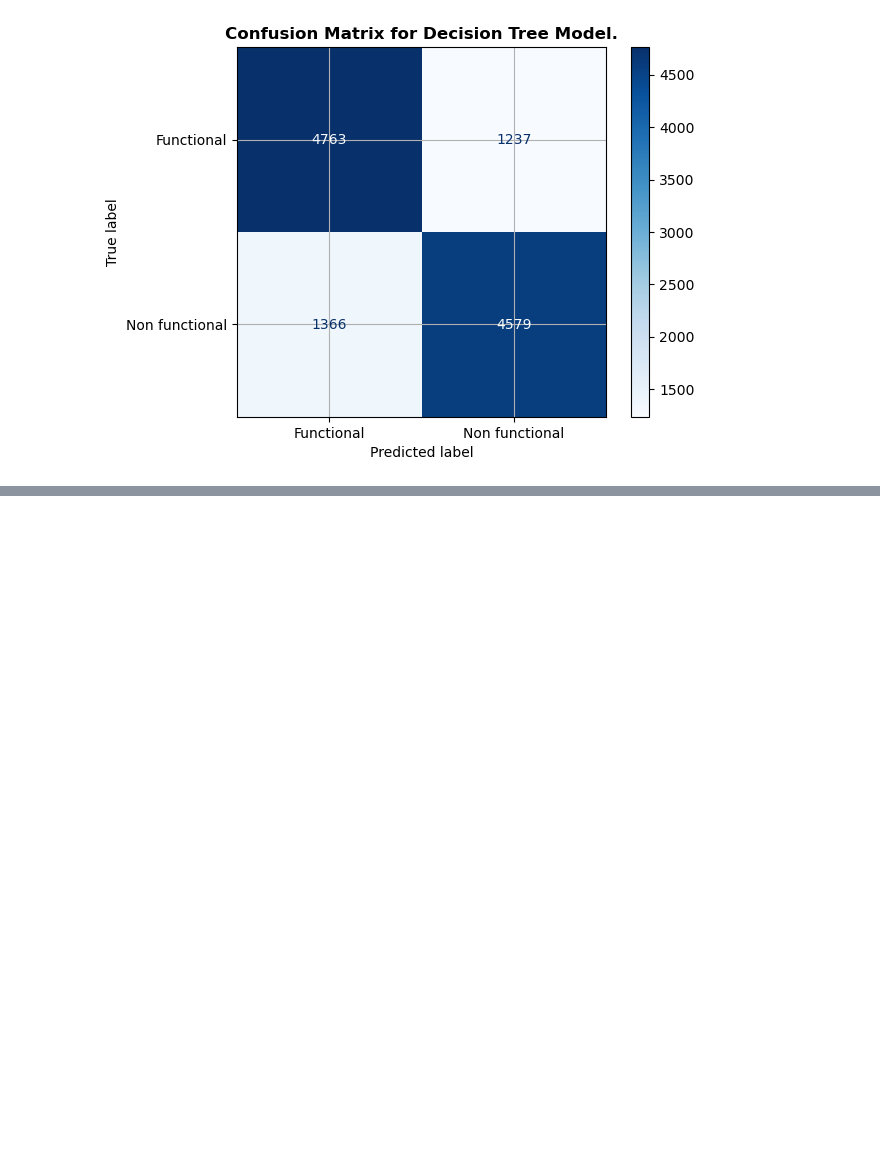
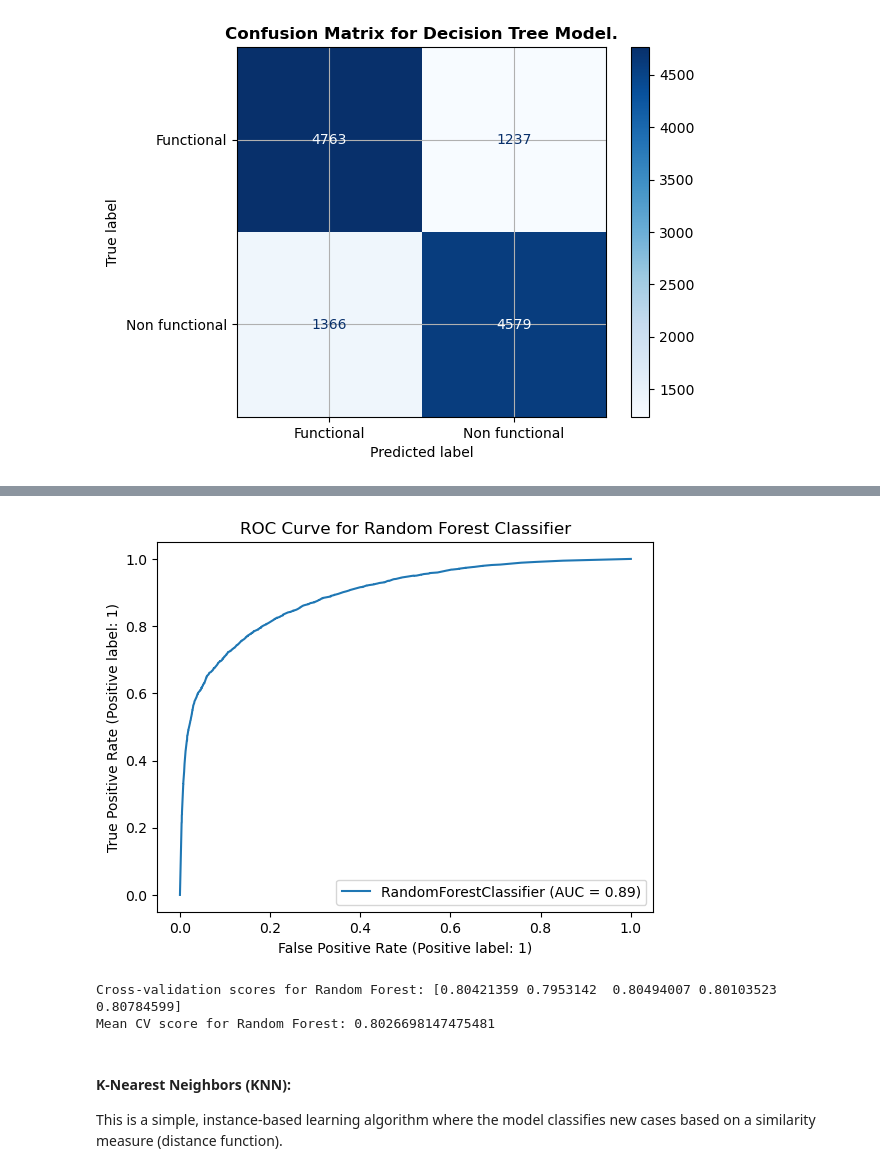
Before and after one commit to PaulMuniu/Tanzania_Water_Wells_Model, a Jupyter notebook: Tanzania_wells.ipynb, the cells around one changed output, grey strips where cells are left out. Saved outputs shown, nothing was run; the diff lists cells and outputs as text; code cells hidden in the pictures; blank space fills up the shorter version.

```diff
--- a/Tanzania_wells.ipynb
+++ b/Tanzania_wells.ipynb
@@ -944,0 +994,20 @@ display_confusion_matrix(tree_cm, tree_clf , title='Confusion Matrix for Decisio
+# %%
+# Plot ROC curve
+RocCurveDisplay.from_estimator(rf_clf, X_test, y_test)
+plt.title('ROC Curve for Random Forest Classifier')
+plt.show()
+# %% [output]
+[figure, added]
+# %%
+
+# Cross-validation for Random Forest
+cv_scores_rf = cross_val_score(RandomForestClassifier(random_state=42), X_scaled, y_encoded, cv=5)
+print("Cross-validation scores for Random Forest:", cv_scores_rf)
+print("Mean CV score for Random Forest:", cv_scores_rf.mean())
+# %% [output]
+Cross-validation scores for Random Forest: [0.80421359 0.7953142  0.80494007 0.80103523 0.80784599]
+Mean CV score for Random Forest: 0.8026698147475481
+# %% [markdown]
+#### K-Nearest Neighbors (KNN):
+
+This is a simple, instance-based learning algorithm where the model classifies new cases based on a similarity measure (distance function).
```
Also changed, not shown: parts of 9 cells of this notebook.
